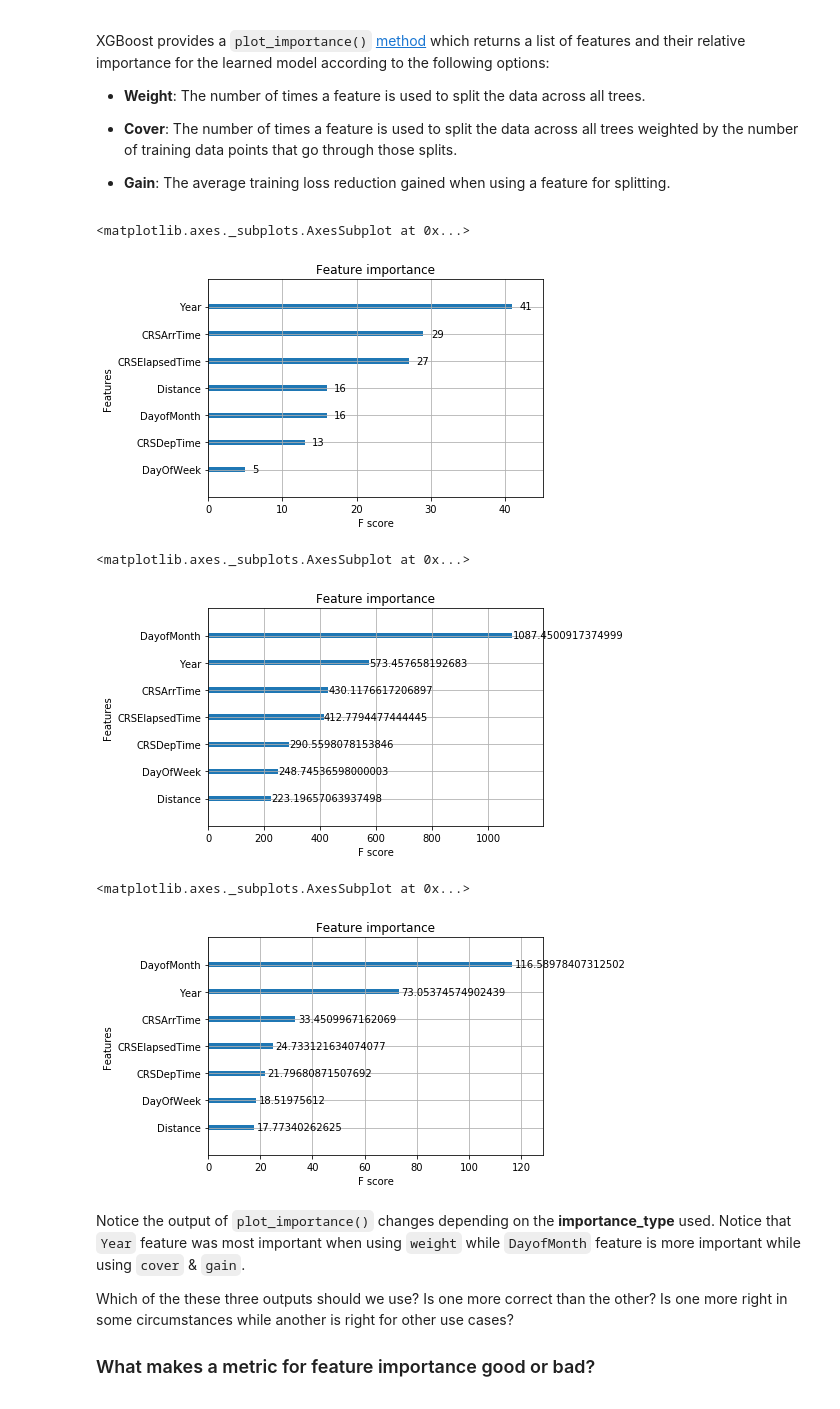
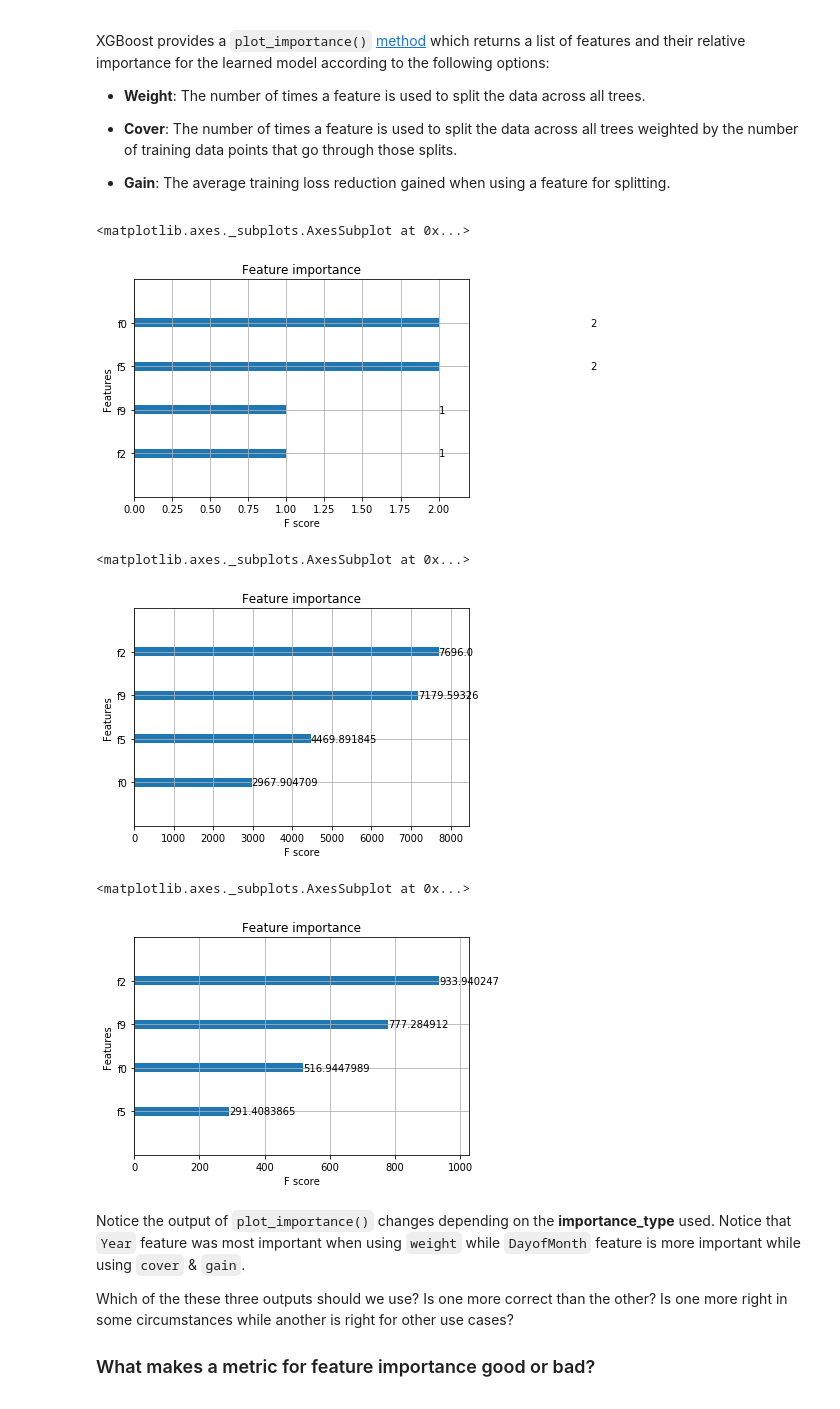
Before and after one commit to suryapa1/deploy-ml-to-production-toolkit, a Jupyter notebook: notebooks/Machine_Learning_Interpretability.ipynb, the cells around one changed output. Drawn from its saved outputs; the diff is of its cells as text; code cells hidden in the pictures.

Commit message:
build v3.

```diff
--- a/notebooks/Machine_Learning_Interpretability.ipynb
+++ b/notebooks/Machine_Learning_Interpretability.ipynb
@@ -91,0 +60,35 @@ train_set.head()
+# %%
+import logging, xgboost as xgb, numpy as np
+from sklearn.metrics import mean_absolute_error
+import joblib
+import pandas as pd
+from datetime import datetime
+import pickle
+import time
+import shap
+import matplotlib.pyplot as plt
+plt.show(block=True)
+
+training_examples = pd.read_pickle("../data/processed/airlines_training_examples.pkl")
+f1=open("../data/processed/airlines_training_targets.pkl",'rb')
+training_targets = pickle.load(f1)
+f1.close()
+test_examples = pd.read_pickle("../data/processed/airlines_test_examples.pkl")
+
+def get_train_points():
+     return training_examples.values.tolist()
+
+def get_test_points(start_row_index,end_row_index):
+    return test_examples.iloc[start_row_index:end_row_index].values.tolist()
+
+def get_test_point(row_index):
+     return test_examples.iloc[row_index].tolist()
+
+# Create a training matrix.
+dtrain = xgb.DMatrix(get_train_points(), label=training_targets)
+# We then create parameters, watchlist, and specify the number of rounds
+# This is code that we use to build our XGBoost Model, and your code may differ.
+param = {'max_depth': 2, 'eta': 1, 'silent': 1, 'objective': 'binary:logistic'}
+watchlist = [(dtrain, 'train')]
+num_round = 2
+model = xgb.train(param, dtrain, num_round, watchlist)
@@ -99,20 +105,20 @@ XGBoost provides a `plot_importance()` [method](https://xgboost.readthedocs.io/e
 
 + **Gain**: The average training loss reduction gained when using a feature for splitting.
 # %%
-xgboost.plot_importance(model,importance_type='weight')
+xgb.plot_importance(model,importance_type='weight')
 # %% [output]
 <matplotlib.axes._subplots.AxesSubplot at 0x...>
-[figure, old version]
+[figure, new version]
 # %%
-xgboost.plot_importance(model,importance_type='cover')
+xgb.plot_importance(model,importance_type='cover')
 # %% [output]
 <matplotlib.axes._subplots.AxesSubplot at 0x...>
-[figure, old version]
+[figure, new version]
 # %%
-xgboost.plot_importance(model,importance_type='gain')
+xgb.plot_importance(model,importance_type='gain')
 # %% [output]
 <matplotlib.axes._subplots.AxesSubplot at 0x...>
-[figure, old version]
+[figure, new version]
 # %% [markdown]
 Notice the output of `plot_importance()` changes depending on the **importance_type** used. Notice that `Year` feature was most important when using `weight` while `DayofMonth` feature is more important while using `cover` & `gain`.
 
```
Also changed, not shown: parts of 10 cells of this notebook, 19 other files.
